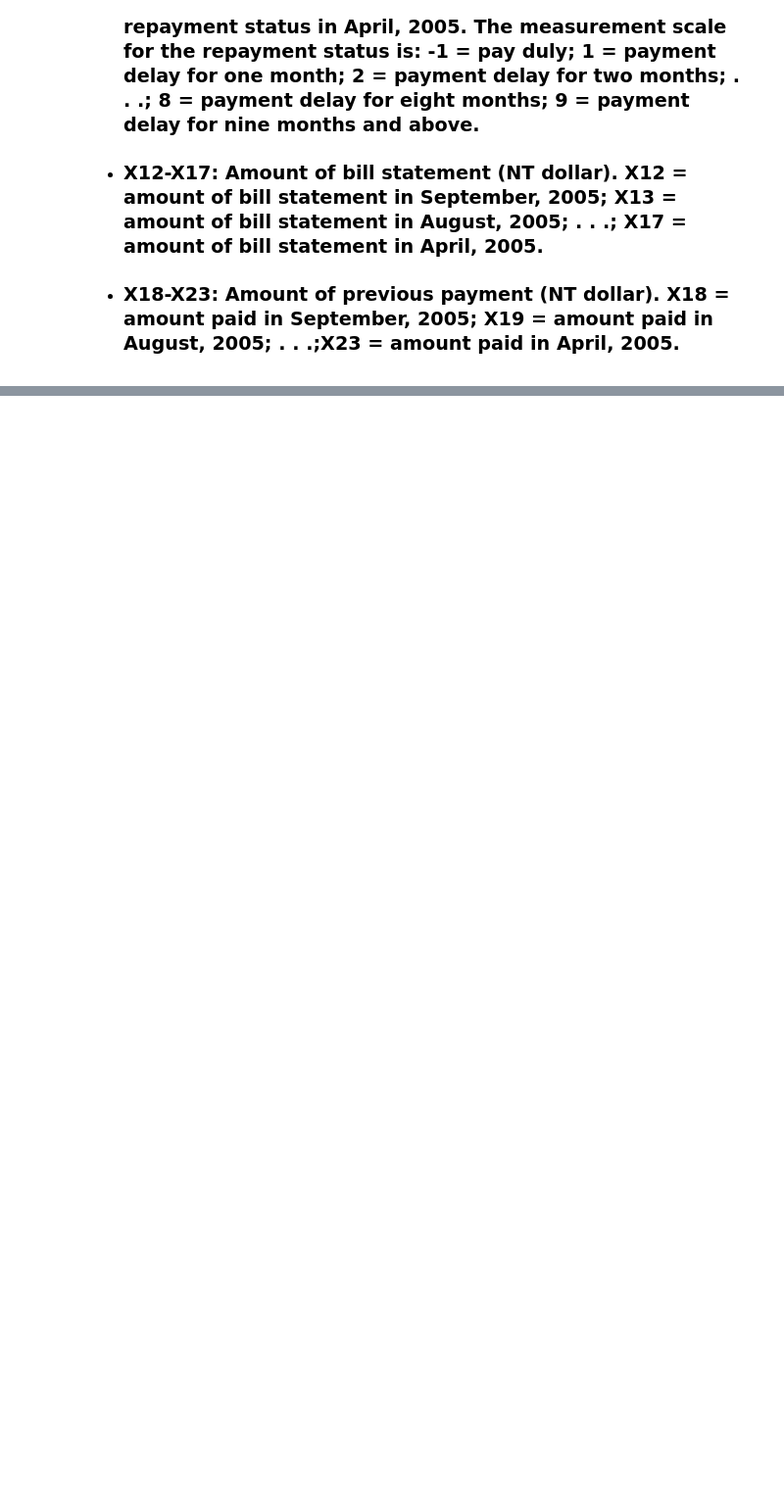
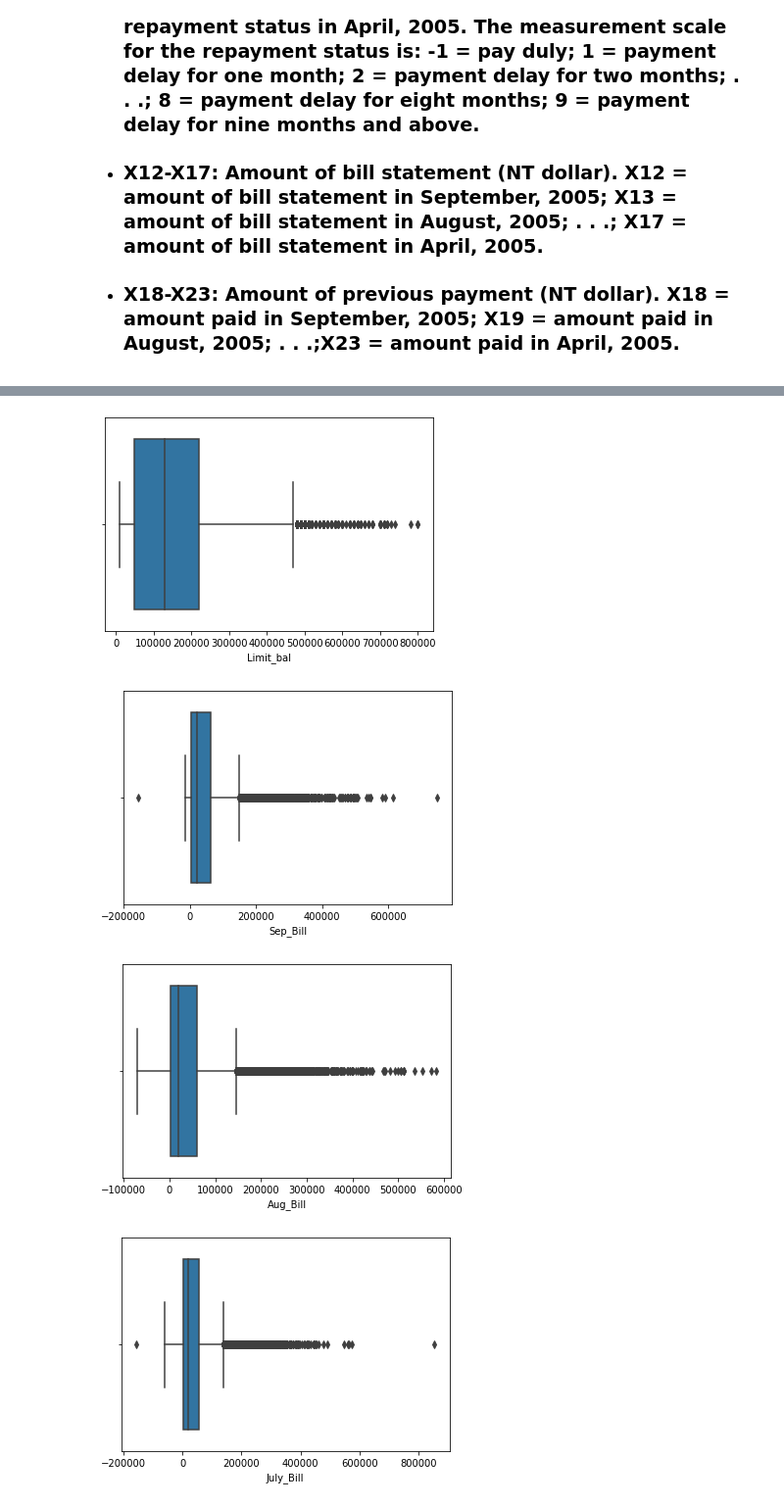
Before and after one commit to syedsharin/Credit-Card-Default-Prediction, a Jupyter notebook: Credit_Card_Default_Prediction_Capstone_Project.ipynb, the cells around one changed output, grey strips where cells are left out. Shown at 98% size. Cells and saved outputs as stored; diff of their text form; code cells hidden in the pictures; blank space fills up the shorter version.

```diff
--- a/Credit_Card_Default_Prediction_Capstone_Project.ipynb
+++ b/Credit_Card_Default_Prediction_Capstone_Project.ipynb
@@ -204,0 +366,16 @@ df.drop(columns=['Age'],inplace=True)
+# %%
+p75=df['Limit_bal'].quantile(0.75)
+p25 = df['Limit_bal'].quantile(0.25)
+iqr = p75-p25
+ul = iqr+iqr*1.5
+ll = iqr-iqr*1.5
+# %%
+for i in num_feature:
+  p75=df[i].quantile(0.75)
+  p25 = df[i].quantile(0.25)
+  iqr = p75-p25
+  ul = iqr+iqr*1.5
+  ll = iqr-iqr*1.5
+  num = num_feature[(num_feature[i]<ul) & (num_feature[i]>ll)]
+# %%
+num = num_feature[(num_feature['Pay_June']<ul) & (num_feature['Pay_June']>ll)]
@@ -204,0 +406,9 @@ df.drop(columns=['Age'],inplace=True)
+# %%
+for i in num.columns:
+  sns.boxplot(num[i])
+  plt.show()
+# %% [output]
+[figure, added]
+[figure, added]
+[figure, added]
+[figure, added]
```
Also changed, not shown: parts of 93 cells of this notebook.
